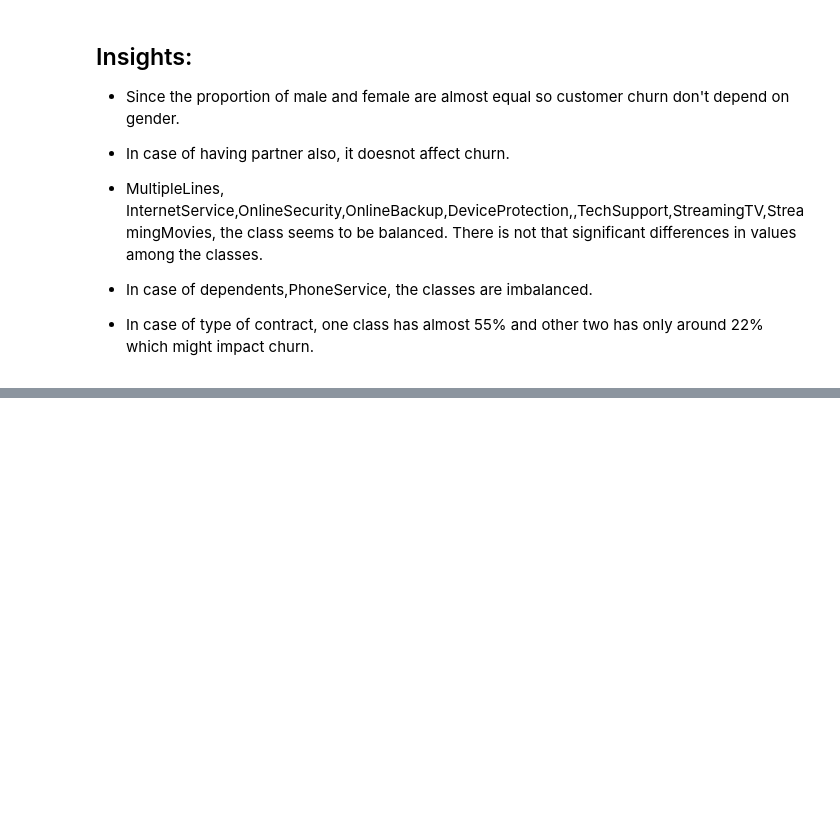
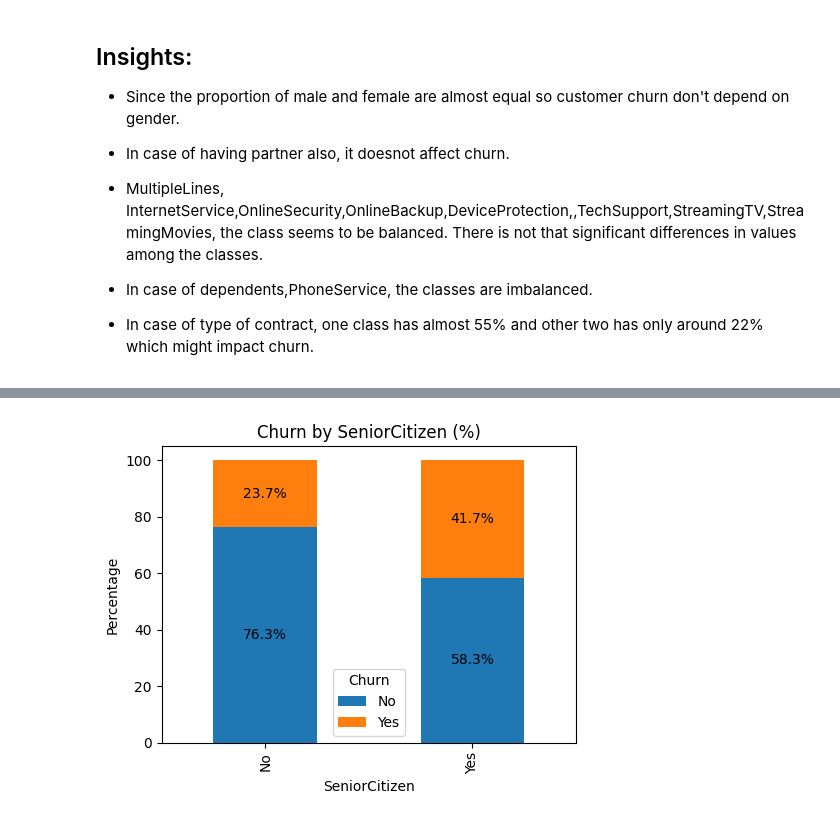
Before and after one commit to AjitaGiri/Customer_Churn_Prediction, a Jupyter notebook: notebook/EDA.ipynb, the cells around one changed output, grey strips where cells are left out. Cells and saved outputs as stored; diff of their text form; code cells hidden in the pictures; blank space fills up the shorter version.

```diff
--- a/notebook/EDA.ipynb
+++ b/notebook/EDA.ipynb
@@ -249,0 +259,19 @@ pd.crosstab(df['Contract'], df['Churn'], normalize='index') * 100
+# %%
+# Create percentage table
+ct = pd.crosstab(df['SeniorCitizen'], df['Churn'], normalize='index') * 100
+
+# Plot stacked bar chart
+ax = ct.plot(kind='bar', stacked=True, figsize=(5,4))
+
+# Add percentage labels
+for container in ax.containers:
+    ax.bar_label(container, fmt='%.1f%%', label_type='center')
+
+plt.title('Churn by SeniorCitizen (%)')
+plt.ylabel('Percentage')
+plt.xlabel('SeniorCitizen')
+plt.legend(title='Churn')
+plt.tight_layout()
+plt.show()
+# %% [output]
+[figure, added]
```
Also changed, not shown: parts of 26 cells of this notebook.
